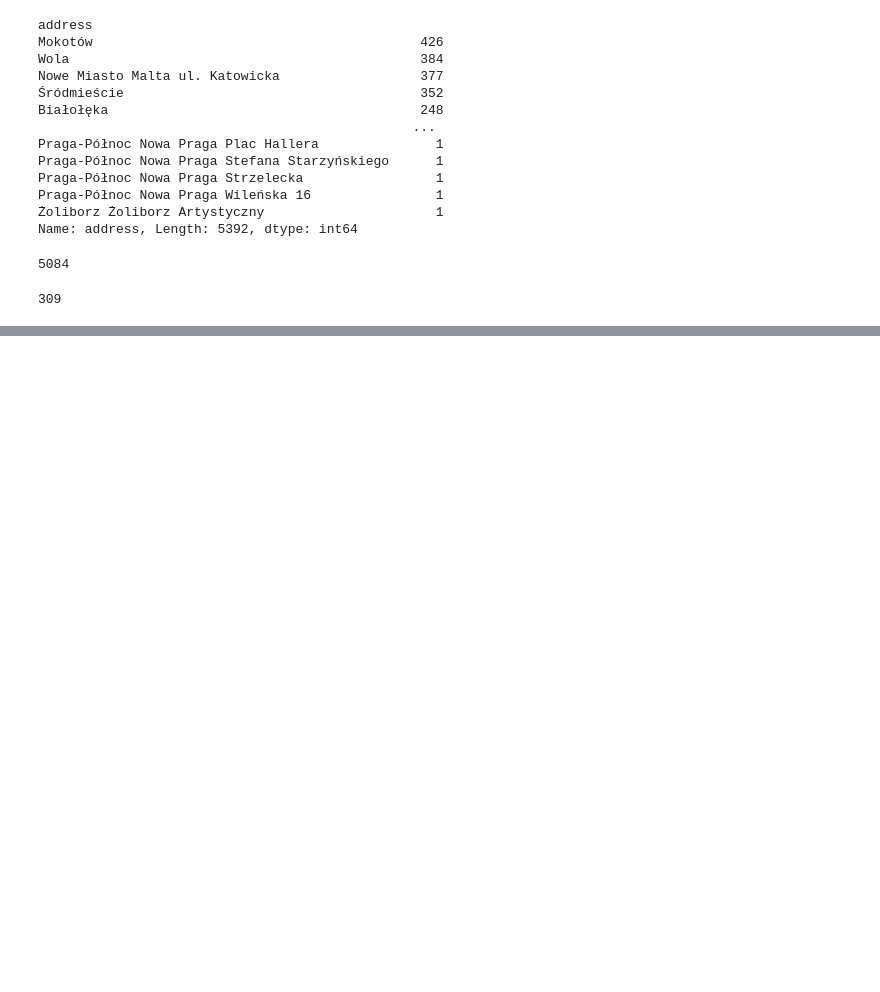
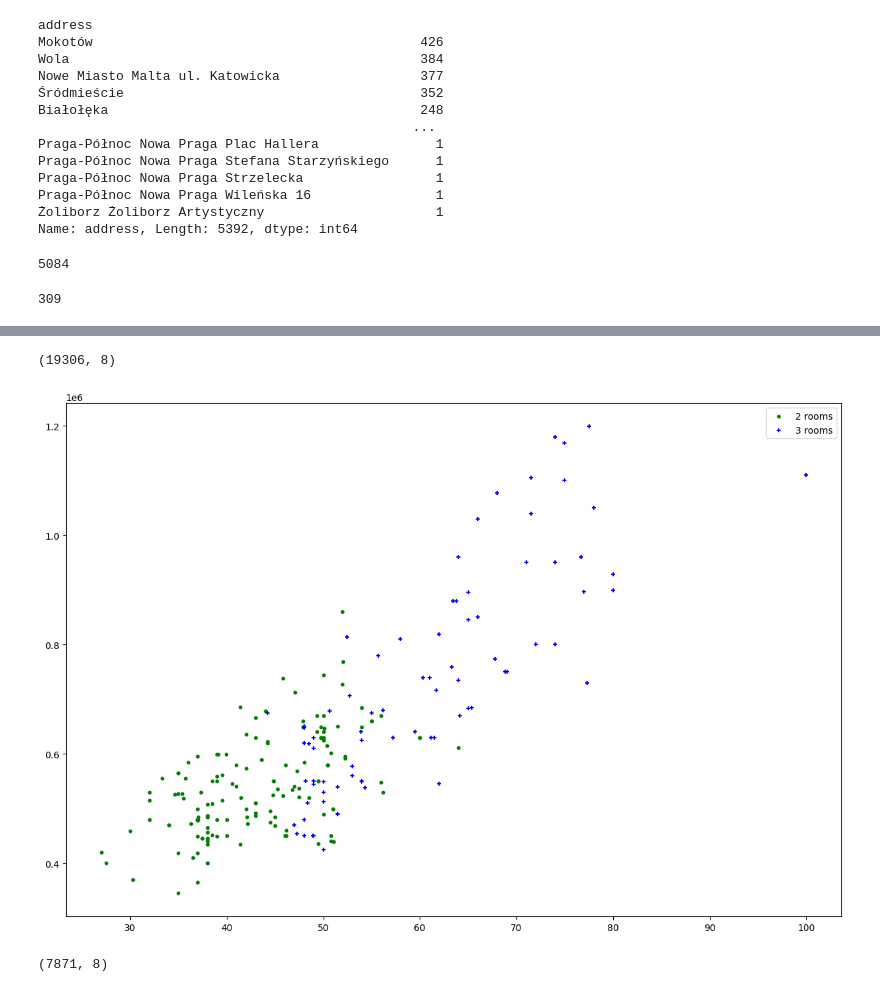
Before and after one commit to Pawel-Jurek/House_Prices_Estimating, a Jupyter notebook: modeling.ipynb, the cells around one changed output, grey strips where cells are left out. Saved outputs shown, nothing was run; the diff lists cells and outputs as text; code cells hidden in the pictures; blank space fills up the shorter version.

```diff
--- a/modeling.ipynb
+++ b/modeling.ipynb
@@ -90,0 +105,14 @@ len(df3.address.unique())
+# %%
+def remove_outliers(df):
+    df_out = pd.DataFrame()
+    for key, subdf in df.groupby('city'):
+        m = np.mean(subdf.price_per_sq)
+        st = np.std(subdf.price_per_sq)
+        reduced_df = subdf[(subdf.price_per_sq>(m-st)) & (subdf.price_per_sq <= (m+st))]
+        df_out = pd.concat([df_out, reduced_df], ignore_index = True)
+    return df_out
+
+df4 = remove_outliers(df3)
+df4.shape
+# %% [output]
+(19306, 8)
@@ -90,0 +121,12 @@ len(df3.address.unique())
+# %%
+def plot_scatter(df, location, address):
+    rooms2 = df[(df.city == location) & (df.rooms == 2) & (df.address == address)]
+    rooms3 = df[(df.city == location) & (df.rooms == 3) & (df.address == address)]
+    matplotlib.rcParams['figure.figsize'] = (15, 10)
+    plt.scatter(rooms2.sq, rooms2.price, color='green', label='2 rooms', s=10)
+    plt.scatter(rooms3.sq, rooms3.price, marker='+', color='blue', label='3 rooms', s=20)
+    plt.legend()
+
+plot_scatter(df4, 'Warszawa', 'Wola')
+# %% [output]
+[figure, added]
@@ -90,0 +150,5 @@ len(df3.address.unique())
+# %%
+df5 = remove(df4)
+df5.shape
+# %% [output]
+(7871, 8)
```
Also changed, not shown: parts of 4 cells of this notebook.
